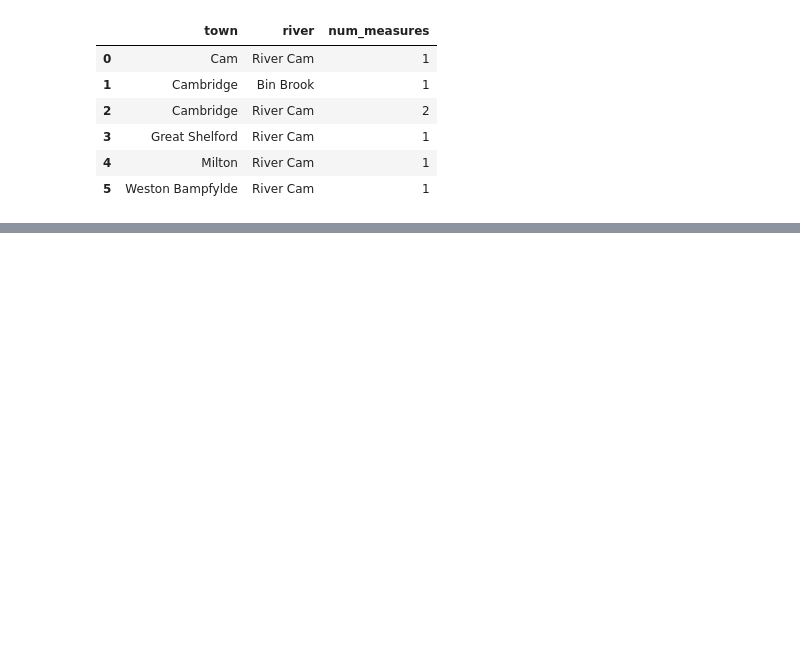
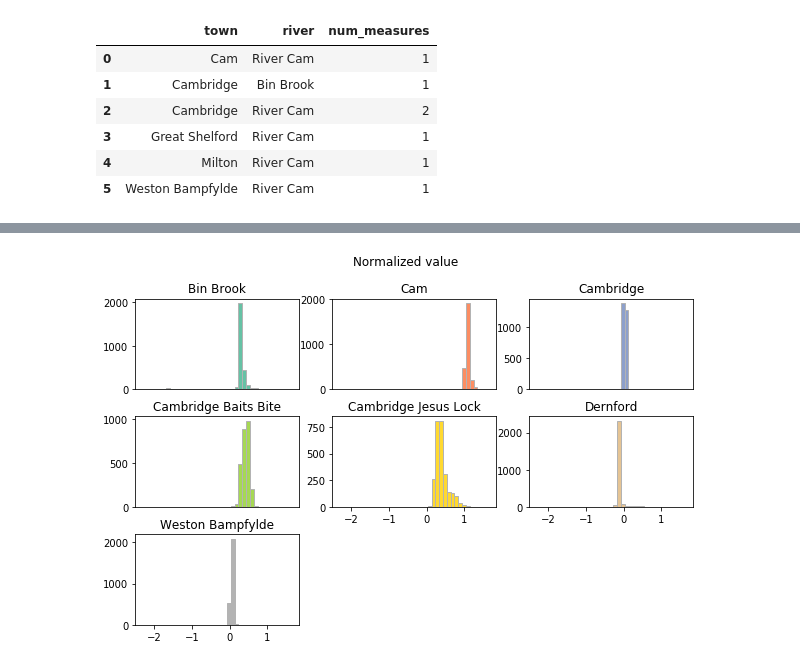
Before and after one commit to damonjw/scicomp, a Jupyter notebook: 3. Working with data.ipynb, the cells around one changed output, grey strips where cells are left out. Cells and saved outputs as stored; diff of their text form; code cells hidden in the pictures; blank space fills up the shorter version.

```diff
--- a/3. Working with data.ipynb
+++ b/3. Working with data.ipynb
@@ -287,0 +382,28 @@ pandas.DataFrame(y)
+# %%
+labels = np.unique(flood['label'])
+norm_value = (flood['value'] - flood['low']) / (flood['high'] - flood['low'])
+bins = np.linspace(min(norm_value), max(norm_value), 40)
+
+with matplotlib.rc_context({'figure.figsize': [10,6], 'figure.subplot.hspace': 0.3}):
+    colors = plt.get_cmap('Set2', len(labels))
+    fig = plt.figure()
+    ax0 = None
+    for i,lbl in enumerate(labels):
+        if ax0 is None:
+            ax = fig.add_subplot(3, 3, i+1)
+            ax0 = ax
+        else:
+            ax = fig.add_subplot(3, 3, i+1, sharex=ax0)
+        x = norm_value[flood['label'] == lbl]
+        x = x[~np.isnan(x)]
+        ax.hist(x, bins=bins, facecolor=colors(i), edgecolor='0.7')
+        ax.set_title(lbl)
+        if i + 3 < len(labels):
+            ax.get_xaxis().set_visible(False)
+    fig.suptitle('Normalized value')
+
+# https://matplotlib.org/users/customizing.html
+# https://matplotlib.org/api/axes_api.html
+# https://matplotlib.org/users/colormaps.html
+# %% [output]
+[figure, added]
```
Also changed, not shown: parts of 36 cells of this notebook, 1 other file.
